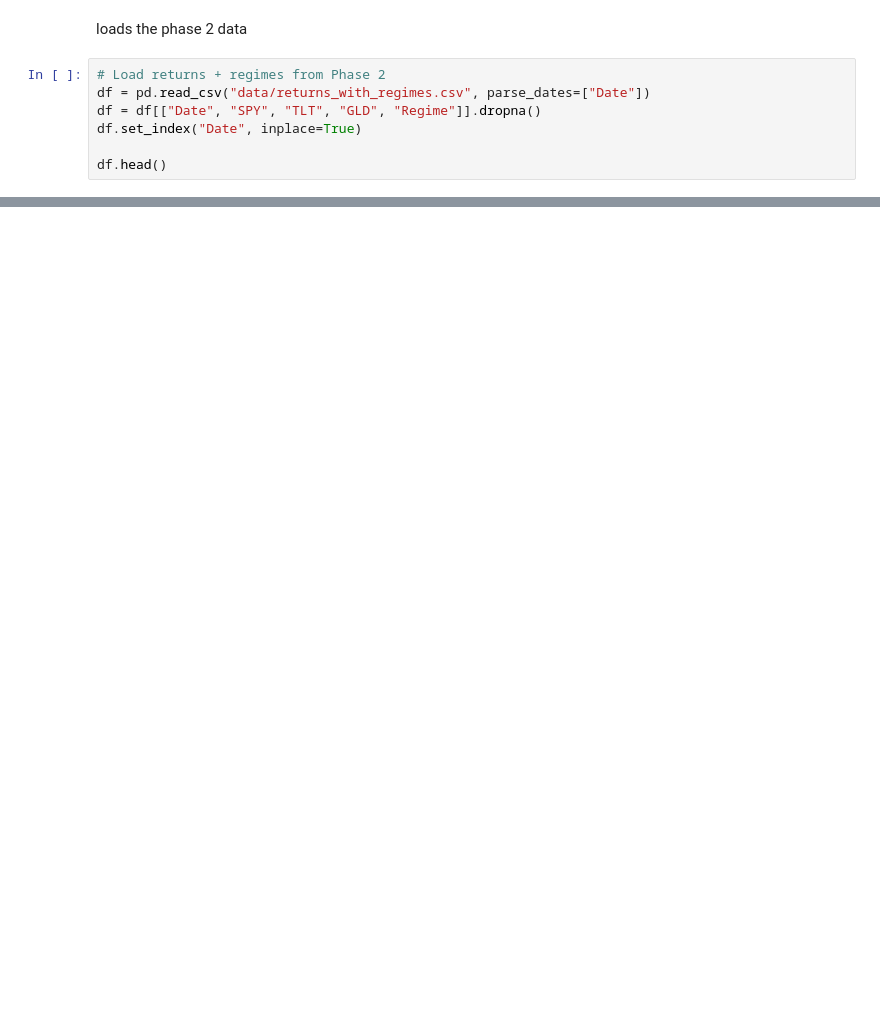
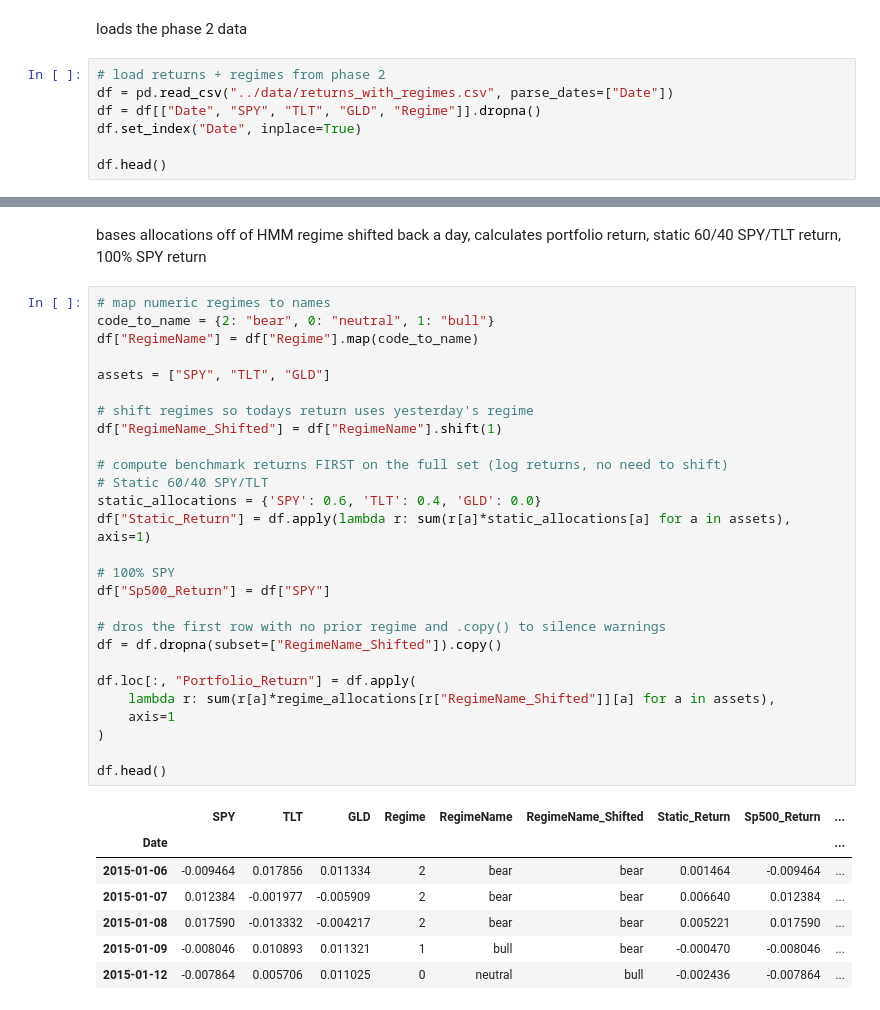
Before and after one commit to nja-boop/Project1_RegimeSwitching, a Jupyter notebook: notebooks/phase3_portfolio_backtest.ipynb, the cells around one changed output, grey strips where cells are left out. Drawn from its saved outputs; the diff is of its cells as text; blank space fills up the shorter version.

```diff
--- a/notebooks/phase3_portfolio_backtest.ipynb
+++ b/notebooks/phase3_portfolio_backtest.ipynb
@@ -20,8 +20,8 @@ regime_allocations
 # %% [markdown]
 loads the phase 2 data
 # %%
-# Load returns + regimes from Phase 2
-df = pd.read_csv("data/returns_with_regimes.csv", parse_dates=["Date"])
+# load returns + regimes from phase 2
+df = pd.read_csv("../data/returns_with_regimes.csv", parse_dates=["Date"])
 df = df[["Date", "SPY", "TLT", "GLD", "Regime"]].dropna()
 df.set_index("Date", inplace=True)
 
@@ -30,0 +37,37 @@ FileNotFoundError: [Errno 2] No such file or directory: 'data/returns_with_regim
+# %% [markdown]
+bases allocations off of HMM regime shifted back a day, calculates portfolio return, static 60/40 SPY/TLT return, 100% SPY return
+# %%
+# map numeric regimes to names
+code_to_name = {2: "bear", 0: "neutral", 1: "bull"}
+df["RegimeName"] = df["Regime"].map(code_to_name)
+
+assets = ["SPY", "TLT", "GLD"]
+
+# shift regimes so todays return uses yesterday's regime
+df["RegimeName_Shifted"] = df["RegimeName"].shift(1)
+
+# compute benchmark returns FIRST on the full set (log returns, no need to shift)
+# Static 60/40 SPY/TLT
+static_allocations = {'SPY': 0.6, 'TLT': 0.4, 'GLD': 0.0}
+df["Static_Return"] = df.apply(lambda r: sum(r[a]*static_allocations[a] for a in assets), axis=1)
+
+# 100% SPY
+df["Sp500_Return"] = df["SPY"]
+
+# dros the first row with no prior regime and .copy() to silence warnings
+df = df.dropna(subset=["RegimeName_Shifted"]).copy()
+
+df.loc[:, "Portfolio_Return"] = df.apply(
+    lambda r: sum(r[a]*regime_allocations[r["RegimeName_Shifted"]][a] for a in assets),
+    axis=1
+)
+
+df.head()
+# %% [output]
+|  | SPY | TLT | GLD | Regime | RegimeName | RegimeName_Shifted | Static_Return | Sp500_Return | ... |
+| Date |  |  |  |  |  |  |  |  | ... |
+| 2015-01-06 | -0.009464 | 0.017856 | 0.011334 | 2 | bear | bear | 0.001464 | -0.009464 | ... |
+| 2015-01-07 | 0.012384 | -0.001977 | -0.005909 | 2 | bear | bear | 0.006640 | 0.012384 | ... |
+| 2015-01-08 | 0.017590 | -0.013332 | -0.004217 | 2 | bear | bear | 0.005221 | 0.017590 | ... |
+| 2015-01-09 | -0.008046 | 0.010893 | 0.011321 | 1 | bull | bear | -0.000470 | -0.008046 | ... |
+| 2015-01-12 | -0.007864 | 0.005706 | 0.011025 | 0 | neutral | bull | -0.002436 | -0.007864 | ... |
```
Also changed, not shown: parts of 6 cells of this notebook, 9 other files.
